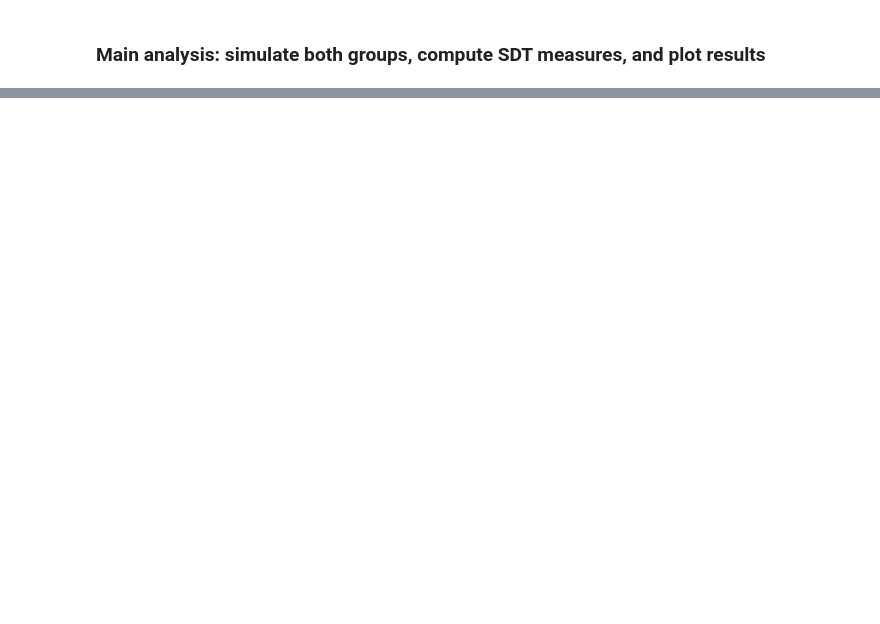
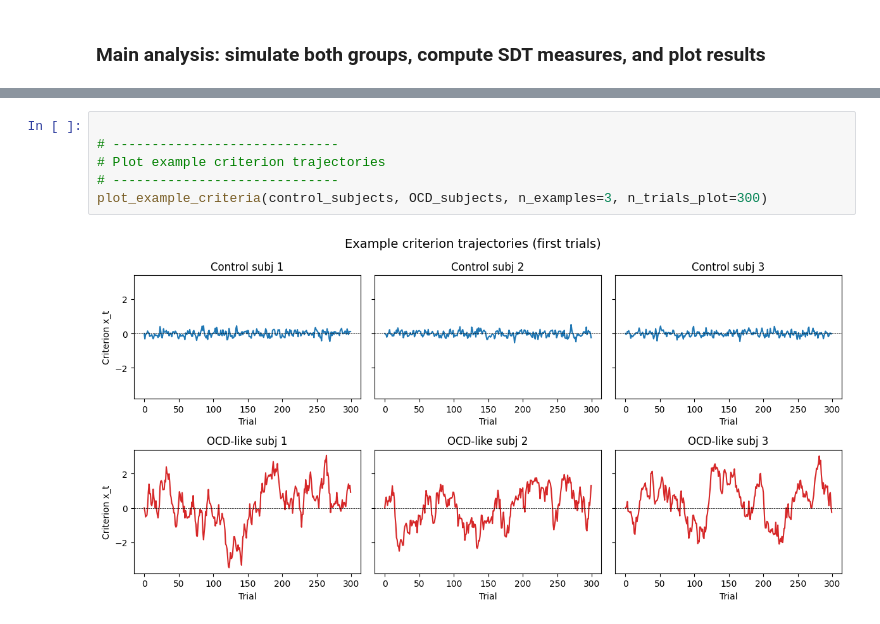
Before and after one commit to davidejongheTheoryandResearch/simulationsHmfc, a Jupyter notebook: simulations.ipynb, the cells around one changed output, grey strips where cells are left out. Cells and saved outputs as stored; diff of their text form; blank space fills up the shorter version.

```diff
--- a/simulations.ipynb
+++ b/simulations.ipynb
@@ -450,0 +467,8 @@ Confidence: t = -19.024, p = 1.688e-24
+# %%
+
+# -----------------------------
+# Plot example criterion trajectories
+# -----------------------------
+plot_example_criteria(control_subjects, OCD_subjects, n_examples=3, n_trials_plot=300)
+# %% [output]
+[figure, added]
```
Also changed, not shown: parts of 9 cells of this notebook.
